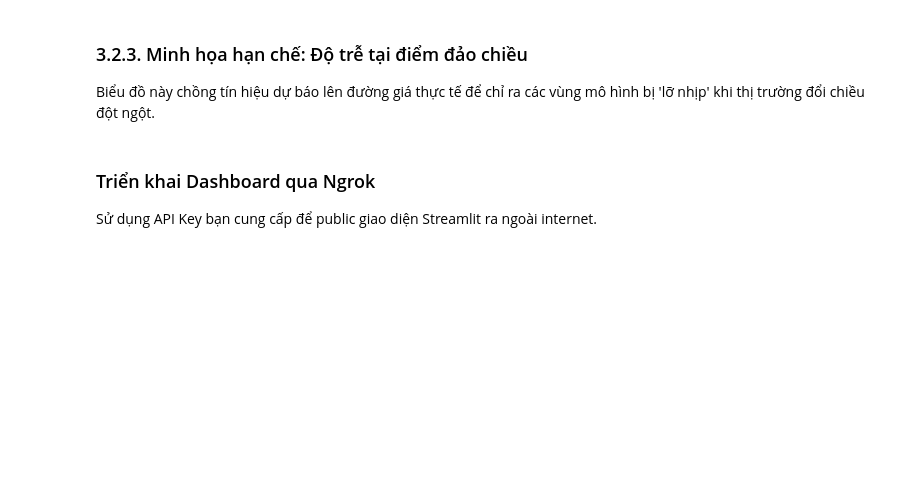
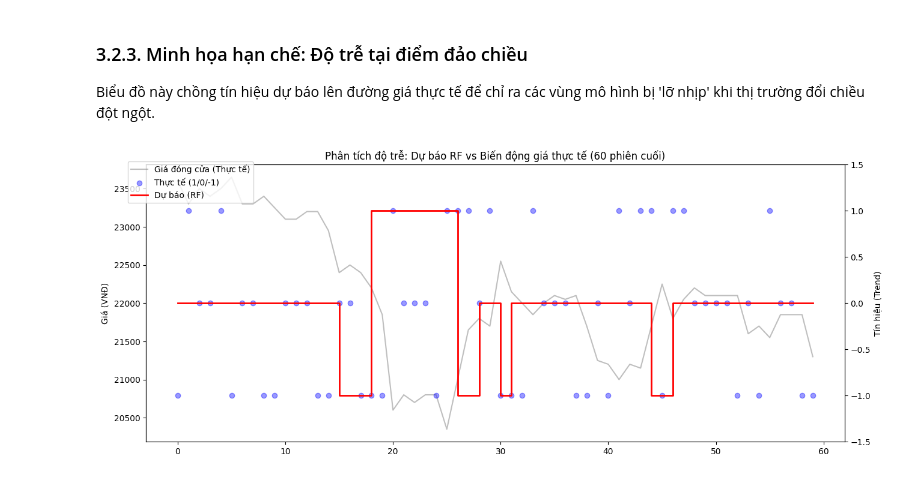
Before and after one commit to dan-1305/Du-Bao-Gia-Top-5-Co-Phieu-VN30, a Jupyter notebook: 04_Source_Code/2_ML_Baselines.ipynb, the cells around one changed output. Saved outputs shown, nothing was run; the diff lists cells and outputs as text; code cells hidden in the pictures; blank space fills up the shorter version.

```diff
--- a/04_Source_Code/2_ML_Baselines.ipynb
+++ b/04_Source_Code/2_ML_Baselines.ipynb
@@ -37,38 +41,36 @@ import pandas as pd
 import numpy as np
 from sklearn.preprocessing import StandardScaler
 import os
+from feature_engineering import FeatureEngineer
 
 def load_and_prepare_3class_data(path: str):
-    """Chuẩn bị dữ liệu cho bài toán 3 phân lớp (-1, 0, 1) theo Mục 4.2.1."""
+    """Chuẩn bị dữ liệu cho bài toán 3 phân lớp (-1, 0, 1) dùng FeatureEngineer chuẩn."""
     if not os.path.exists(path):
         raise FileNotFoundError(f"Không tìm thấy file tại {path}")
 
     df = pd.read_csv(path)
 
-    # Logic 3 lớp: Tăng (>0.5%), Giảm (<-0.5%), còn lại là Đi ngang
-    diff = df['close'].pct_change().shift(-1)
-    df['target_3class'] = 0
-    df.loc[diff > 0.005, 'target_3class'] = 1
-    df.loc[diff < -0.005, 'target_3class'] = -1
-    df = df.dropna()
+    # Sử dụng FeatureEngineer để đồng bộ hóa logic chỉ báo
+    fe = FeatureEngineer()
+    df = fe.add_indicators(df, threshold=0.005) # Giữ threshold 0.5% theo yêu cầu notebook
 
-    # Loại bỏ các cột không tham gia huấn luyện
-    cols_to_drop = ['time', 'ticker', 'target', 'Target', 'target_3class', 'target_binary']
-    X = df.drop(columns=[col for col in cols_to_drop if col in df.columns])
+    # Cột đầu vào cho ML Baseline (loại bỏ các cột metadata/target)
+    drop_cols = ['time', 'ticker', 'target_3class', 'target_price_next']
+    X_raw = df.drop(columns=[col for col in drop_cols if col in df.columns])
     y = df['target_3class']
 
     # Chia dữ liệu theo thời gian (80% Train, 20% Test)
     train_size = int(len(df) * 0.8)
-    X_train_raw, X_test_raw = X.iloc[:train_size], X.iloc[train_size:]
+    X_train_raw, X_test_raw = X_raw.iloc[:train_size], X_raw.iloc[train_size:]
     y_train, y_test = y.iloc[:train_size], y.iloc[train_size:]
 
     scaler = StandardScaler()
     X_train = scaler.fit_transform(X_train_raw)
     X_test = scaler.transform(X_test_raw)
 
-    return X, y, X_train, X_test, y_train, y_test
+    return X_raw, y, X_train, X_test, y_train, y_test
 
-# Thực thi load dữ liệu 3 lớp
-X, y, X_train, X_test, y_train, y_test = load_and_prepare_3class_data(data_path)
-print(f"Kích thước dữ liệu 3 lớp - Train: {X_train.shape}, Test: {X_test.shape}")
+# Thực thi load dữ liệu
+X, y, X_train, X_test, y_train, y_test = load_and_prepare_3class_data(f'{PROJECT_PATH}/01_Data/processed_HPG.csv')
+print(f"Kích thước dữ liệu ML - Train: {X_train.shape}, Test: {X_test.shape}")
 # %% [output]
@@ -308,35 +348,33 @@ display(output_area)
 ### 3.2.3. Minh họa hạn chế: Độ trễ tại điểm đảo chiều
 Biểu đồ này chồng tín hiệu dự báo lên đường giá thực tế để chỉ ra các vùng mô hình bị 'lỡ nhịp' khi thị trường đổi chiều đột ngột.
 # %%
-def plot_lag_analysis(X, y_test, y_pred):
-    # Lấy 50 phiên cuối cùng để nhìn rõ độ trễ
+def plot_lag_analysis(X_raw, y_test, y_pred):
+    # Lấy 60 phiên cuối cùng để nhìn rõ độ trễ
     lookback = 60
     test_indices = y_test.index[-lookback:]
 
-    # Giả sử chúng ta có cột 'close' gốc từ dataframe ban đầu
-    # Lưu ý: Cần truy xuất lại giá đóng cửa từ DF gốc tương ứng với index của y_test
-    df_original = pd.read_csv(data_path)
-    prices = df_original.loc[test_indices, 'close']
+    # Trích xuất giá đóng cửa trực tiếp từ dataframe gốc đã loại bỏ NaN và đồng bộ Index
+    prices = X_raw.loc[test_indices, 'close']
     actual = y_test.tail(lookback)
     predicted = y_pred[-lookback:]
 
     fig, ax1 = plt.subplots(figsize=(15, 6))
 
     ax1.plot(range(lookback), prices, color='gray', alpha=0.5, label='Giá đóng cửa (Thực tế)')
     ax1.set_ylabel('Giá (VNĐ)')
 
     ax2 = ax1.twinx()
     ax2.scatter(range(lookback), actual, color='blue', marker='o', label='Thực tế (1/0/-1)', alpha=0.4)
     ax2.step(range(lookback), predicted, color='red', where='post', label='Dự báo (RF)', linewidth=2)
     ax2.set_ylabel('Tín hiệu (Trend)')
     ax2.set_ylim(-1.5, 1.5)
 
     plt.title('Phân tích độ trễ: Dự báo RF vs Biến động giá thực tế (60 phiên cuối)')
     fig.legend(loc="upper left", bbox_to_anchor=(0.1, 0.9))
     plt.grid(axis='x', alpha=0.2)
     plt.show()
 
-plot_lag_analysis(X_test, y_test, y_pred)
+# Truyền Dataframe X (chứa data gốc đã qua xử lý, khớp index với y)
+plot_lag_analysis(X, y_test, y_pred)
+# %% [output]
+[figure, added]
-# %% [markdown]
-### Triển khai Dashboard qua Ngrok
-Sử dụng API Key bạn cung cấp để public giao diện Streamlit ra ngoài internet.
```
Also changed, not shown: parts of 8 cells of this notebook, 7 other files.
